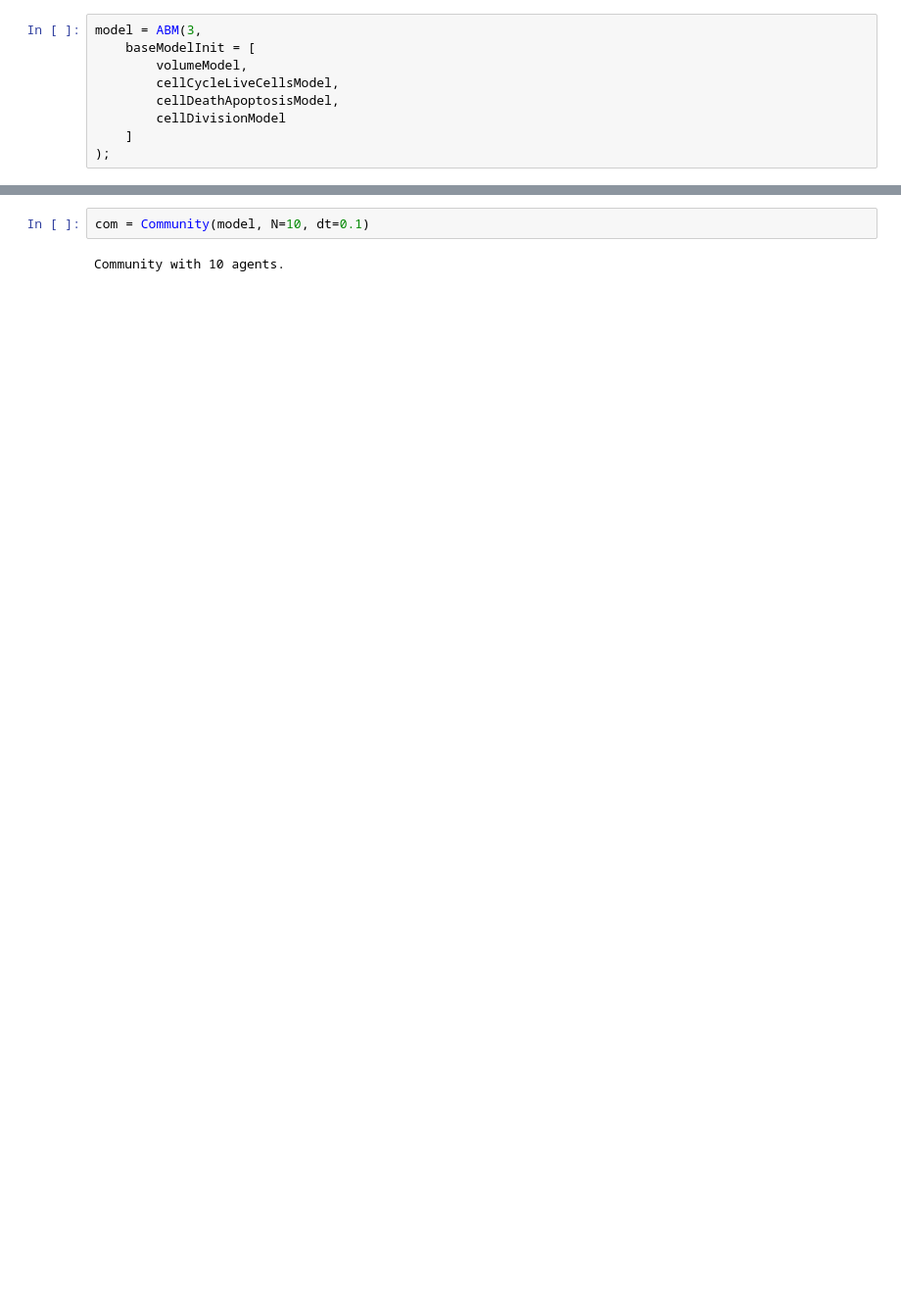
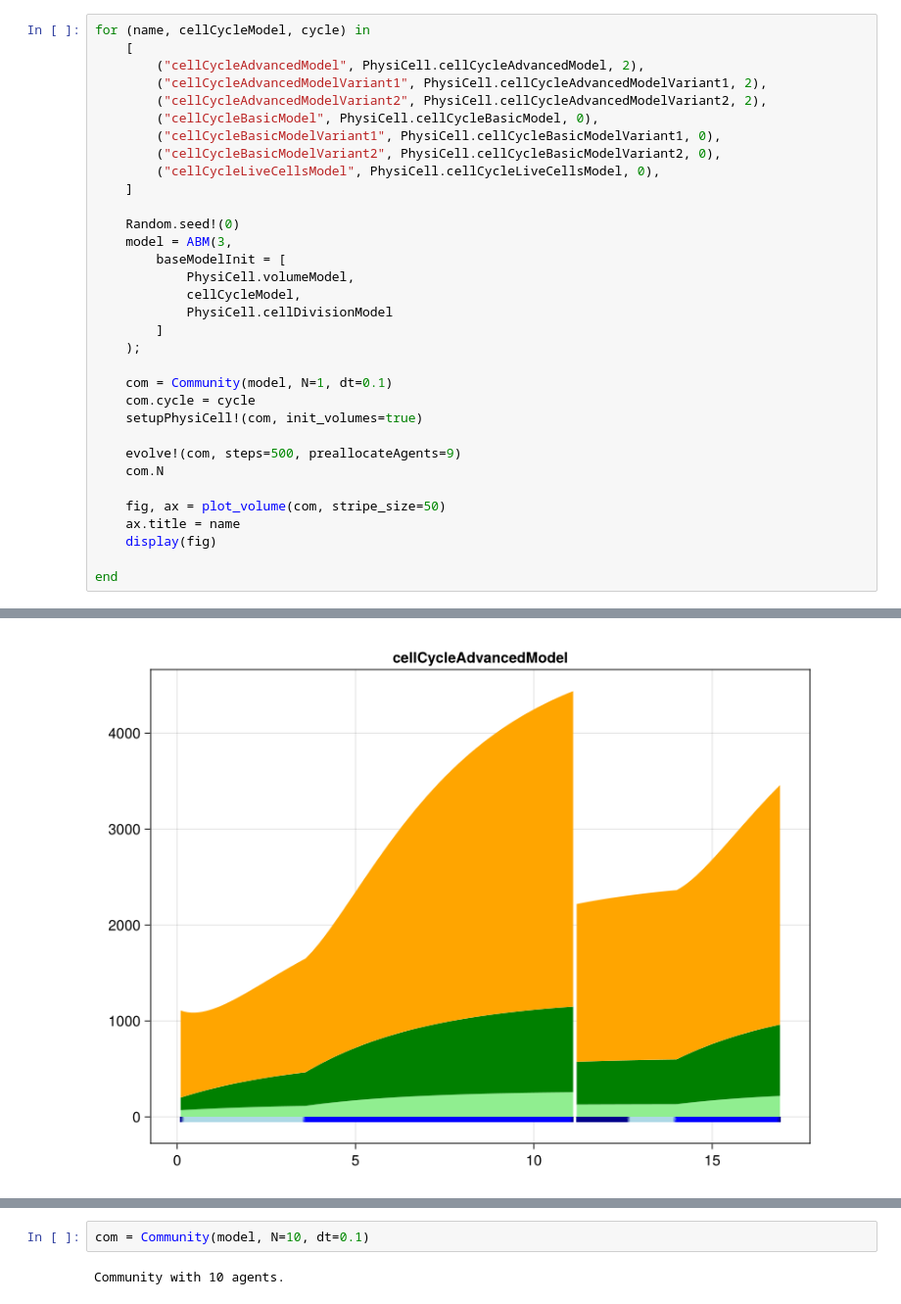
Before and after one commit to dsb-lab/CellBasedModels.jl, a Jupyter notebook: examples/PhysiCell.ipynb, the cells around one changed output, grey strips where cells are left out. Shown: that part at 98% size. Cells and saved outputs as stored; diff of their text form; blank space fills up the shorter version.

Commit message:
Mechanics of physicell working

```diff
--- a/examples/PhysiCell.ipynb
+++ b/examples/PhysiCell.ipynb
@@ -7,9 +134,34 @@ include("physiCell.jl");
 # %%
-model = ABM(3,
-    baseModelInit = [
-        volumeModel,
-        cellCycleLiveCellsModel,
-        cellDeathApoptosisModel,
-        cellDivisionModel
+for (name, cellCycleModel, cycle) in
+    [
+        ("cellCycleAdvancedModel", PhysiCell.cellCycleAdvancedModel, 2),
+        ("cellCycleAdvancedModelVariant1", PhysiCell.cellCycleAdvancedModelVariant1, 2),
+        ("cellCycleAdvancedModelVariant2", PhysiCell.cellCycleAdvancedModelVariant2, 2),
+        ("cellCycleBasicModel", PhysiCell.cellCycleBasicModel, 0),
+        ("cellCycleBasicModelVariant1", PhysiCell.cellCycleBasicModelVariant1, 0),
+        ("cellCycleBasicModelVariant2", PhysiCell.cellCycleBasicModelVariant2, 0),
+        ("cellCycleLiveCellsModel", PhysiCell.cellCycleLiveCellsModel, 0),
     ]
-);
+
+    Random.seed!(0)
+    model = ABM(3,
+        baseModelInit = [
+            PhysiCell.volumeModel,
+            cellCycleModel,
+            PhysiCell.cellDivisionModel
+        ]
+    );
+
+    com = Community(model, N=1, dt=0.1)
+    com.cycle = cycle
+    setupPhysiCell!(com, init_volumes=true)
+
+    evolve!(com, steps=500, preallocateAgents=9)
+    com.N
+
+    fig, ax = plot_volume(com, stripe_size=50)
+    ax.title = name
+    display(fig)
+
+end
+# %% [output]
@@ -15,0 +171 @@ model = ABM(3,
+[figure, added]
```
Also changed, not shown: parts of 28 cells of this notebook, 2 other files.
